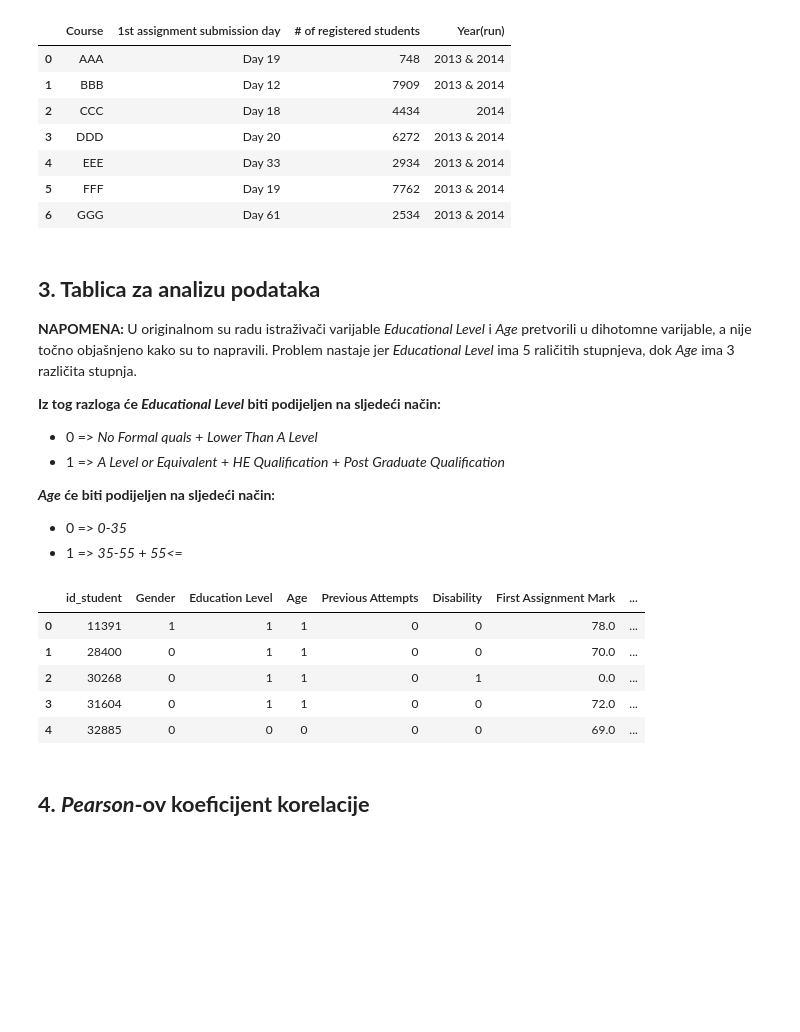
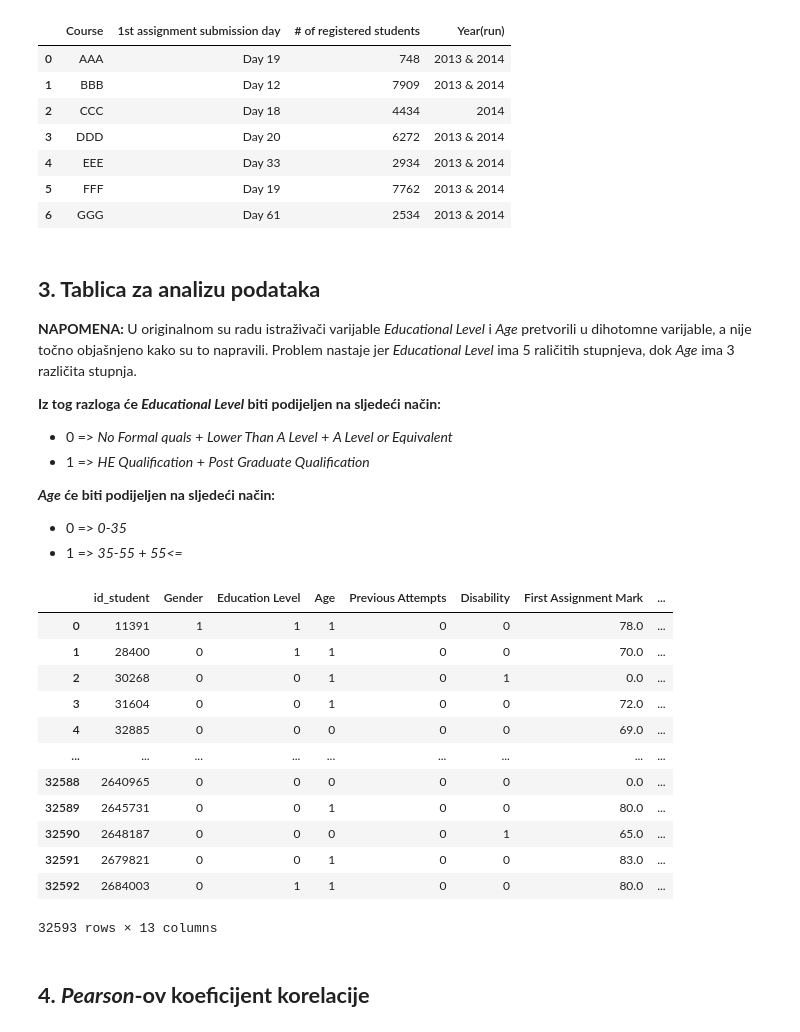
Before and after one commit to mmarfat/uzop-project, a Jupyter notebook: UZOP-Projekt.ipynb, the cells around one changed output. Cells and saved outputs as stored; diff of their text form; code cells hidden in the pictures; blank space fills up the shorter version.

```diff
--- a/UZOP-Projekt.ipynb
+++ b/UZOP-Projekt.ipynb
@@ -121,8 +118,8 @@ finalMOOC
 <p><b>NAPOMENA: </b>U originalnom su radu istraživači varijable <i>Educational Level</i> i <i>Age</i> pretvorili u dihotomne varijable, a nije točno objašnjeno kako su to napravili. Problem nastaje jer <i>Educational Level</i> ima 5 raličitih stupnjeva, dok <i>Age</i> ima 3 različita stupnja.</p>
 <p><b>Iz tog razloga će <i>Educational Level</i> biti podijeljen na sljedeći način: </b></p>
 <ul>
-<li>0 => <i>No Formal quals</i> + <i>Lower Than A Level</i></li>
-<li>1 => <i>A Level or Equivalent</i> + <i>HE Qualification</i> + <i>Post Graduate Qualification</i></li>
+<li>0 => <i>No Formal quals</i> + <i>Lower Than A Level</i> + <i>A Level or Equivalent</i> </li>
+<li>1 => <i>HE Qualification</i> + <i>Post Graduate Qualification</i></li>
 </ul>
 <p><b><i>Age</i> će biti podijeljen na sljedeći način: </b></p>
 <ul>
@@ -139,8 +136,8 @@ studentRegistration = pd.read_csv('studentRegistration.csv')
 # 'Educational Level', 'Age', 'Disability', 'Gender' i 'Previous Attempts' <- sve iz 'studentInfo'
 
 # Podjela 'Education Level-a' u dihotomnu varijablu
-studentInfo.loc[(studentInfo['highest_education'] == 'No Formal quals') | (studentInfo['highest_education'] == 'Lower Than A Level'), 'highest_education'] = 0
-studentInfo.loc[(studentInfo['highest_education'] == 'A Level or Equivalent') | (studentInfo['highest_education'] == 'HE Qualification') | (studentInfo['highest_education'] == 'Post Graduate Qualification') , 'highest_education'] = 1
+studentInfo.loc[(studentInfo['highest_education'] == 'No Formal quals') | (studentInfo['highest_education'] == 'A Level or Equivalent') | (studentInfo['highest_education'] == 'Lower Than A Level'), 'highest_education'] = 0
+studentInfo.loc[(studentInfo['highest_education'] == 'HE Qualification') | (studentInfo['highest_education'] == 'Post Graduate Qualification') , 'highest_education'] = 1
 
 studentInfo['highest_education'] = studentInfo['highest_education'].astype('category')
 studentInfo['highest_education'] = studentInfo['highest_education'].cat.codes
@@ -151,38 +148,45 @@ studentInfo.loc[(studentInfo['age_band'] == '55<=') | (studentInfo['age_band'] =
 
 studentInfo['age_band'] = studentInfo['age_band'].astype('category')
 studentInfo['age_band'] = studentInfo['age_band'].cat.codes
 
 studentInfo['gender'] = studentInfo['gender'].astype('category')
 studentInfo['gender'] = studentInfo['gender'].cat.codes
 
 studentInfo['disability'] = studentInfo['disability'].astype('category')
 studentInfo['disability'] = studentInfo['disability'].cat.codes
 
 clicks = studentVle[studentVle['date'] < 0]
-clicks = clicks.groupby('id_student', as_index = False).sum('sum_click')
+clicks = clicks.groupby(['id_student', 'code_module', 'code_presentation'], as_index = False).sum('sum_click')
 
 temp1 = pd.merge(studentInfo, studentRegistration, how='left', on=['id_student', 'code_module', 'code_presentation'])
 temp2 = pd.merge(temp1, assessmentsInfoTemp,  how='left', on=['code_module', 'code_presentation'])
 temp3 = pd.merge(temp2, studentAssessment, how='left', on=['id_assessment', 'id_student'])
-analysisTable = pd.merge(temp3, clicks, how='left', on='id_student')
+analysisTable = pd.merge(temp3, clicks, how='left', on=['id_student', 'code_module', 'code_presentation'])
 
 analysisTable = analysisTable[['id_student', 'gender', 'highest_education', 'age_band', 'num_of_prev_attempts', 'disability',
                                'score', 'date_registration', 'sum_click', 'final_result']]
 
 analysisTable.fillna(0, inplace=True)
 analysisTable
 
 analysisTable = analysisTable.drop(columns='final_result').join(pd.get_dummies(analysisTable['final_result']))
 analysisTable.columns = ['id_student', 'Gender', 'Education Level', 'Age', 'Previous Attempts', 'Disability', 'First Assignment Mark',
                         'Registration Date', 'Clicks till Course Starts', 'Distinction', 'Fail', 'Pass', 'Withdrawn']
 analysisTable.head()
 # %% [output]
 |  | id_student | Gender | Education Level | Age | Previous Attempts | Disability | First Assignment Mark | ... |
 | 0 | 11391 | 1 | 1 | 1 | 0 | 0 | 78.0 | ... |
 | 1 | 28400 | 0 | 1 | 1 | 0 | 0 | 70.0 | ... |
-| 2 | 30268 | 0 | 1 | 1 | 0 | 1 | 0.0 | ... |
-| 3 | 31604 | 0 | 1 | 1 | 0 | 0 | 72.0 | ... |
+| 2 | 30268 | 0 | 0 | 1 | 0 | 1 | 0.0 | ... |
+| 3 | 31604 | 0 | 0 | 1 | 0 | 0 | 72.0 | ... |
 | 4 | 32885 | 0 | 0 | 0 | 0 | 0 | 69.0 | ... |
+| ... | ... | ... | ... | ... | ... | ... | ... | ... |
+| 32588 | 2640965 | 0 | 0 | 0 | 0 | 0 | 0.0 | ... |
+| 32589 | 2645731 | 0 | 0 | 1 | 0 | 0 | 80.0 | ... |
+| 32590 | 2648187 | 0 | 0 | 0 | 0 | 1 | 65.0 | ... |
+| 32591 | 2679821 | 0 | 0 | 1 | 0 | 0 | 83.0 | ... |
+| 32592 | 2684003 | 0 | 1 | 1 | 0 | 0 | 80.0 | ... |
+32593 rows × 13 columns
 # %% [markdown]
 <h2><b> 4. <i>Pearson</i>-ov koeficijent korelacije</b></h2>
 # %%
```
Also changed, not shown: parts of 5 cells of this notebook.
